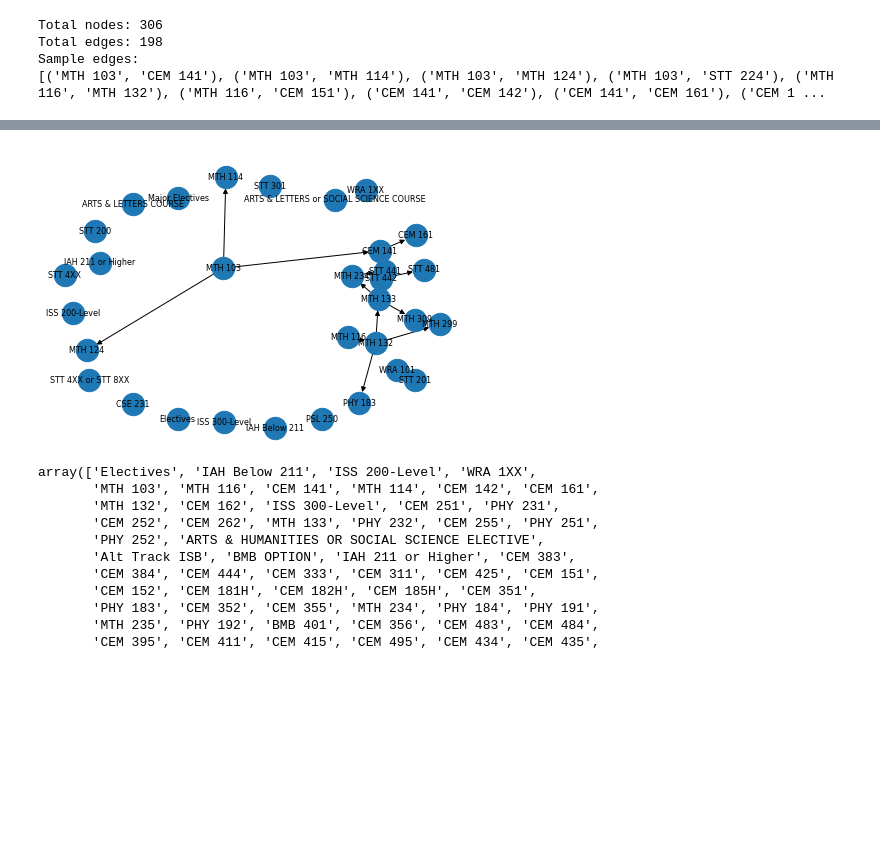
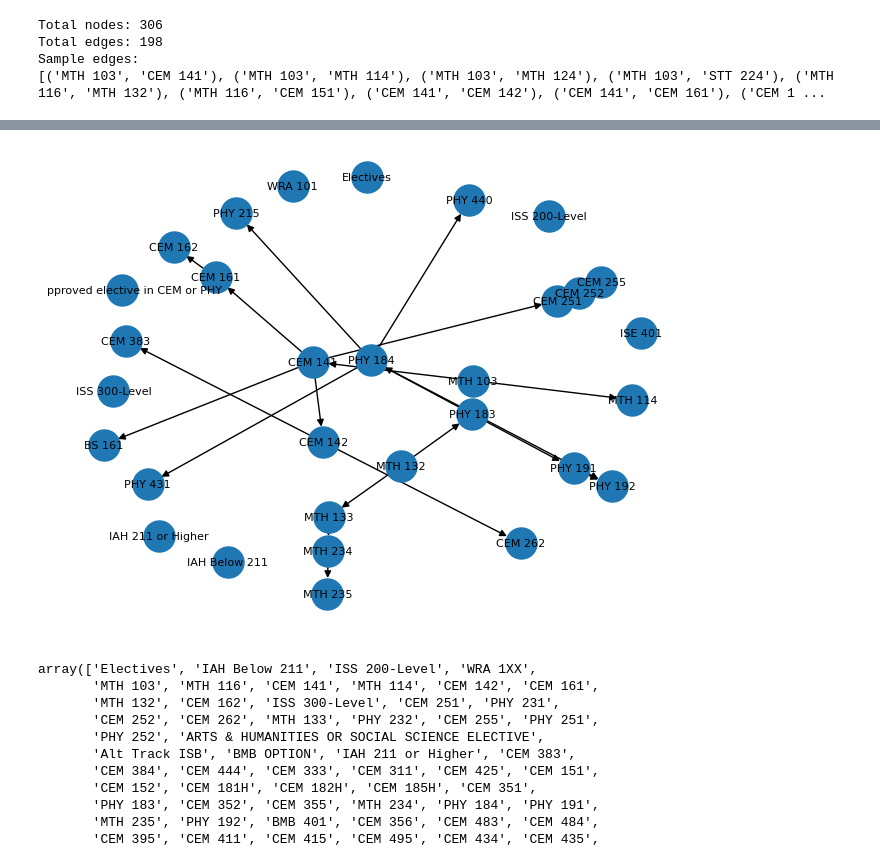
Before and after one commit to JackRobertson77/MSU_Curriculum_Maps, a Jupyter notebook: graph_real_data.ipynb, the cells around one changed output, grey strips where cells are left out. Cells and saved outputs as stored; diff of their text form; code cells hidden in the pictures; blank space fills up the shorter version.

```diff
--- a/graph_real_data.ipynb
+++ b/graph_real_data.ipynb
@@ -37,7 +60,7 @@ for _, row in data.iterrows():
     course_id = row["Course ID"]
     G.add_node(course_id,
                name=row["Course Name"],
-               major=row["Major Code"],
+               major=row["Major Code"],'
                year=row["Year Level"],
                term=row["Term Season"],
                credits=row["Credits"],
@@ -91,9 +118,9 @@ def choose_major(major = ''):
     nx.draw(sub, with_labels=True, node_size=500, font_size=8)
     plt.show()
 # %%
-choose_major('Statistics, BA')
+choose_major('Physical Science')
 # %% [output]
-[figure, old version]
+[figure, new version]
 # %%
 def find_majors_by_course(code):
     if code == '':
```
Also changed, not shown: parts of 10 cells of this notebook.
